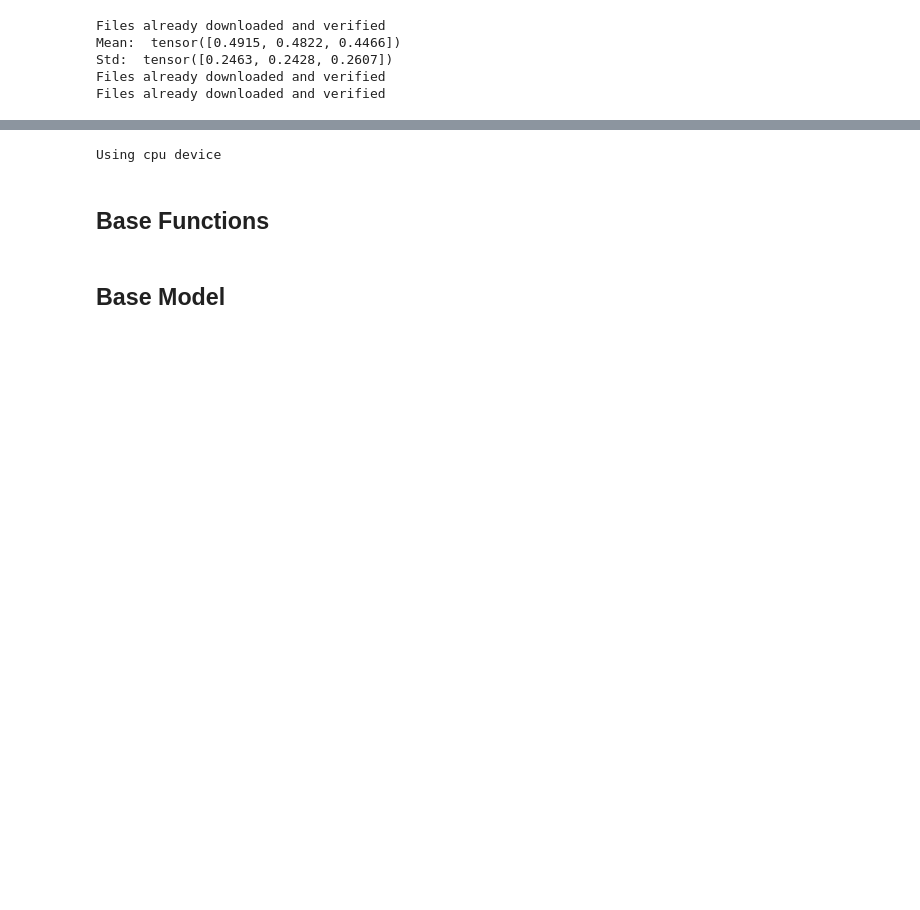
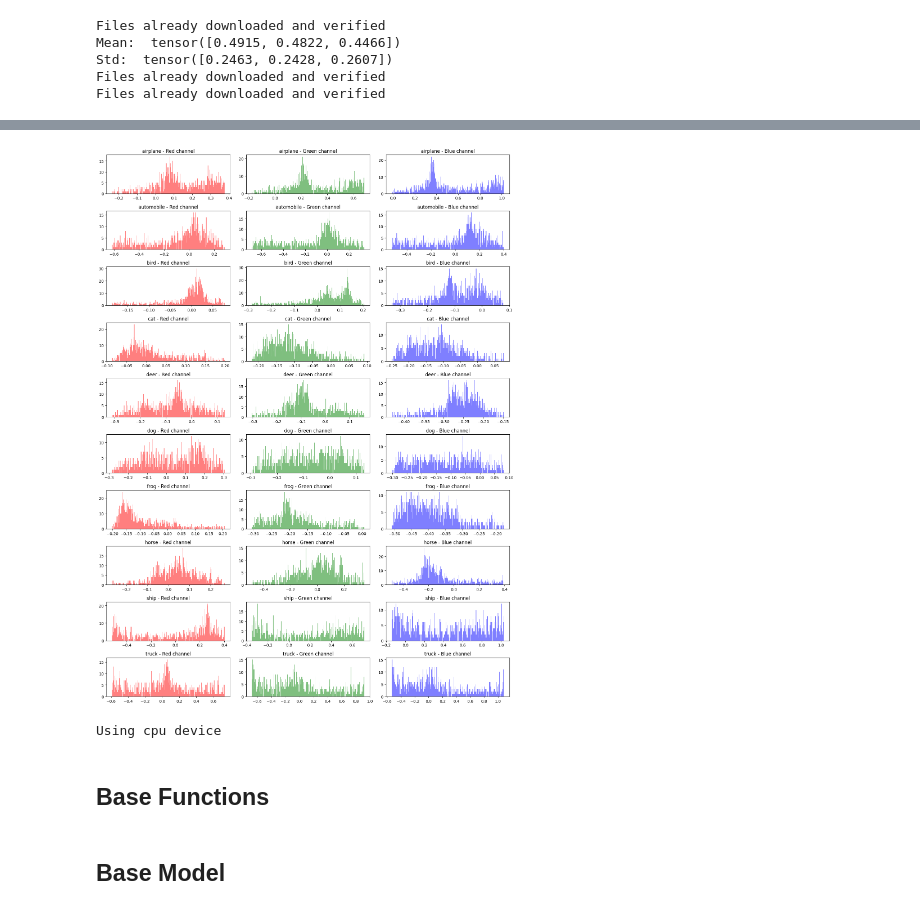
Before and after one commit to okaynils/fhnw-ds-del-mc1, a Jupyter notebook: notebook.ipynb, the cells around one changed output, grey strips where cells are left out. Cells and saved outputs as stored; diff of their text form; code cells hidden in the pictures; blank space fills up the shorter version.

```diff
--- a/notebook.ipynb
+++ b/notebook.ipynb
@@ -93,3 +93,31 @@ plt.show()
+# %%
+def compute_average_images(dataset):
+    dataloader = torch.utils.data.DataLoader(dataset, batch_size=1, shuffle=False, num_workers=2)
+    sum_images = [torch.zeros(3, 32, 32) for _ in range(10)]
+    count_images = [0] * 10
+
+    for images, labels in dataloader:
+        for image, label in zip(images, labels):
+            sum_images[label] += image
+            count_images[label] += 1
+
+    avg_images = [sum_images[i] / count_images[i] for i in range(10)]
+    return avg_images
+
+avg_images = compute_average_images(cifar_trainset)
+
+fig, axs = plt.subplots(10, 3, figsize=(15, 20))
+class_labels = ['airplane', 'automobile', 'bird', 'cat', 'deer', 'dog', 'frog', 'horse', 'ship', 'truck']
+
+for i, avg_image in enumerate(avg_images):
+    for j in range(3):
+        axs[i, j].hist(avg_image[j].numpy().ravel(), bins=256, color=['red', 'green', 'blue'][j], alpha=0.5)
+        axs[i, j].set_title(f'{class_labels[i]} - {["Red", "Green", "Blue"][j]} channel')
+
+plt.tight_layout()
+plt.show()
+# %% [output]
+[figure, added]
 # %%
 device = (
     "cuda"
```
Also changed, not shown: parts of 4 cells of this notebook.
